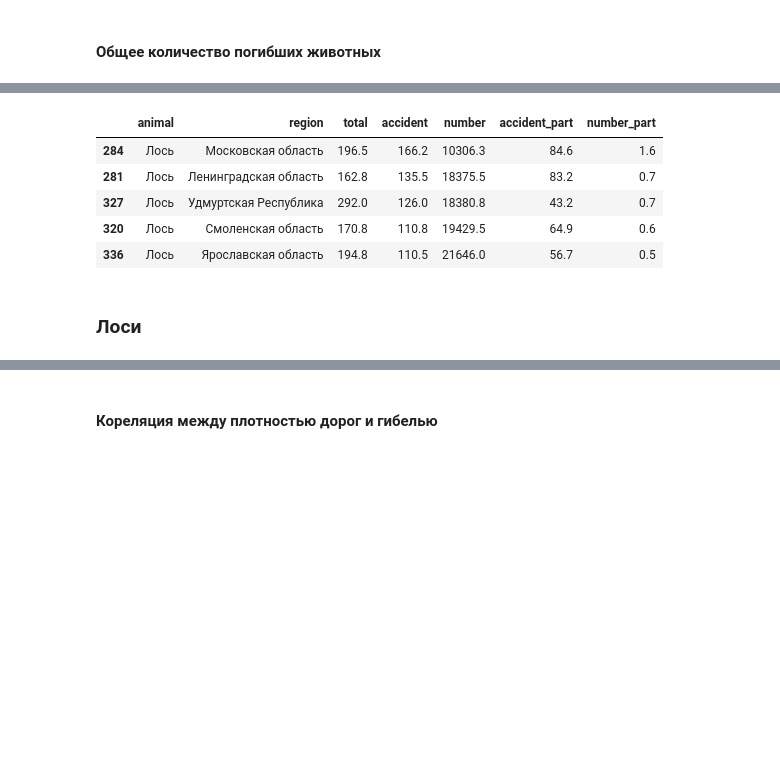
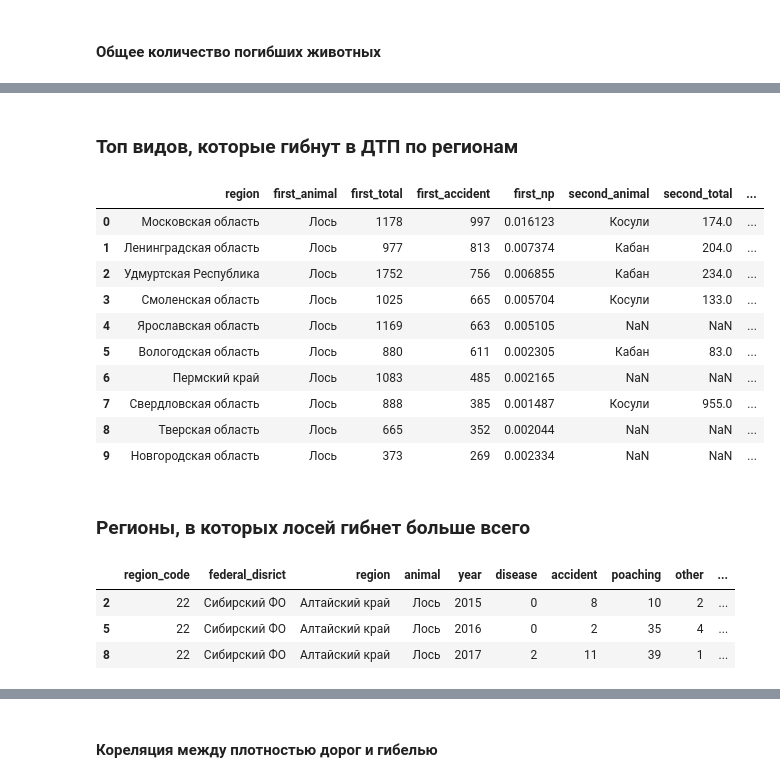
Before and after one commit to BorisGi/projects_2022, a Jupyter notebook: RIA_2022/02_elks/01_animal_deaths.ipynb, the cells around one changed output, grey strips where cells are left out. Saved outputs shown, nothing was run; the diff lists cells and outputs as text; code cells hidden in the pictures; blank space fills up the shorter version.

```diff
--- a/RIA_2022/02_elks/01_animal_deaths.ipynb
+++ b/RIA_2022/02_elks/01_animal_deaths.ipynb
@@ -224,0 +253,2 @@ total_deaths_region_mean['number_part'] = round((total_deaths_region_mean.accide
+# %% [markdown]
+### Топ видов, которые гибнут в ДТП по регионам
@@ -225,16 +259,67 @@ total_deaths_region_mean['number_part'] = round((total_deaths_region_mean.accide
+# %%
+# нахожу животных, которые лидируют по смертям в ДТП
+
+max_deaths = (region_death_top
+              .groupby('region', as_index=False)
+              .agg({'accident': 'max'})
+             )
+
+max_deaths['top_value'] = 1
+
+region_death_top = region_death_top.merge(max_deaths, how='left', on=['region', 'accident'])
+# %%
+# нахожу второе место
+
+temp_second = region_death_top[region_death_top.top_value != 1].iloc[:, :6] # убираю 1 место и столбец top_value
+
+max_deaths = (temp_second
+              .groupby('region', as_index=False)
+              .agg({'accident': 'max'})
+             )
+
+max_deaths['second_value'] = 2
+
+region_death_top_2 = temp_second.merge(max_deaths, how='left', on=['region', 'accident'])
+
+region_death_top_2 = region_death_top_2[region_death_top_2.second_value == 2].iloc[:, :6]
+
+region_death_top_2.columns=['second_animal', 'region', 'second_total', 'second_accident', 'second_number', 'second_np']
+# %%
+# присоединяю к первому месту второе
+
+region_death_top = region_death_top[region_death_top.top_value == 1].iloc[:, :6]
+region_death_top.columns=['first_animal', 'region', 'first_total', 'first_accident', 'first_number', 'first_np']
+region_death_top = region_death_top.merge(region_death_top_2, how='left', on='region')
+# %%
+region_death_top = region_death_top[['region', 'first_animal', 'first_total',
+                                     'first_accident', 'first_np',
+                                     'second_animal', 'second_total',
+                                     'second_accident', 'second_np']]
 # %%
-(total_deaths_region_mean.round(1)
- .head(5)
+(region_death_top
+ .head(10)
  #.to_excel(file_path + 'temp.xlsx', index=False)
 )
 # %% [output]
-|  | animal | region | total | accident | number | accident_part | number_part |
-| 284 | Лось | Московская область | 196.5 | 166.2 | 10306.3 | 84.6 | 1.6 |
-| 281 | Лось | Ленинградская область | 162.8 | 135.5 | 18375.5 | 83.2 | 0.7 |
-| 327 | Лось | Удмуртская Республика | 292.0 | 126.0 | 18380.8 | 43.2 | 0.7 |
-| 320 | Лось | Смоленская область | 170.8 | 110.8 | 19429.5 | 64.9 | 0.6 |
-| 336 | Лось | Ярославская область | 194.8 | 110.5 | 21646.0 | 56.7 | 0.5 |
+|  | region | first_animal | first_total | first_accident | first_np | second_animal | second_total | ... |
+| 0 | Московская область | Лось | 1178 | 997 | 0.016123 | Косули | 174.0 | ... |
+| 1 | Ленинградская область | Лось | 977 | 813 | 0.007374 | Кабан | 204.0 | ... |
+| 2 | Удмуртская Республика | Лось | 1752 | 756 | 0.006855 | Кабан | 234.0 | ... |
+| 3 | Смоленская область | Лось | 1025 | 665 | 0.005704 | Косули | 133.0 | ... |
+| 4 | Ярославская область | Лось | 1169 | 663 | 0.005105 | NaN | NaN | ... |
+| 5 | Вологодская область | Лось | 880 | 611 | 0.002305 | Кабан | 83.0 | ... |
+| 6 | Пермский край | Лось | 1083 | 485 | 0.002165 | NaN | NaN | ... |
+| 7 | Свердловская область | Лось | 888 | 385 | 0.001487 | Косули | 955.0 | ... |
+| 8 | Тверская область | Лось | 665 | 352 | 0.002044 | NaN | NaN | ... |
+| 9 | Новгородская область | Лось | 373 | 269 | 0.002334 | NaN | NaN | ... |
-# %% [markdown]
-### Лоси
+# %% [markdown]
+### Регионы, в которых лосей гибнет больше всего
 # %%
 elks = work_most[work_most['animal'] == 'Лось']
+# %%
+elks.head(3)
+# %% [output]
+|  | region_code | federal_disrict | region | animal | year | disease | accident | poaching | other | ... |
+| 2 | 22 | Сибирский ФО | Алтайский край | Лось | 2015 | 0 | 8 | 10 | 2 | ... |
+| 5 | 22 | Сибирский ФО | Алтайский край | Лось | 2016 | 0 | 2 | 35 | 4 | ... |
+| 8 | 22 | Сибирский ФО | Алтайский край | Лось | 2017 | 2 | 11 | 39 | 1 | ... |
```
Also changed, not shown: parts of 75 cells of this notebook, 3 other files.
